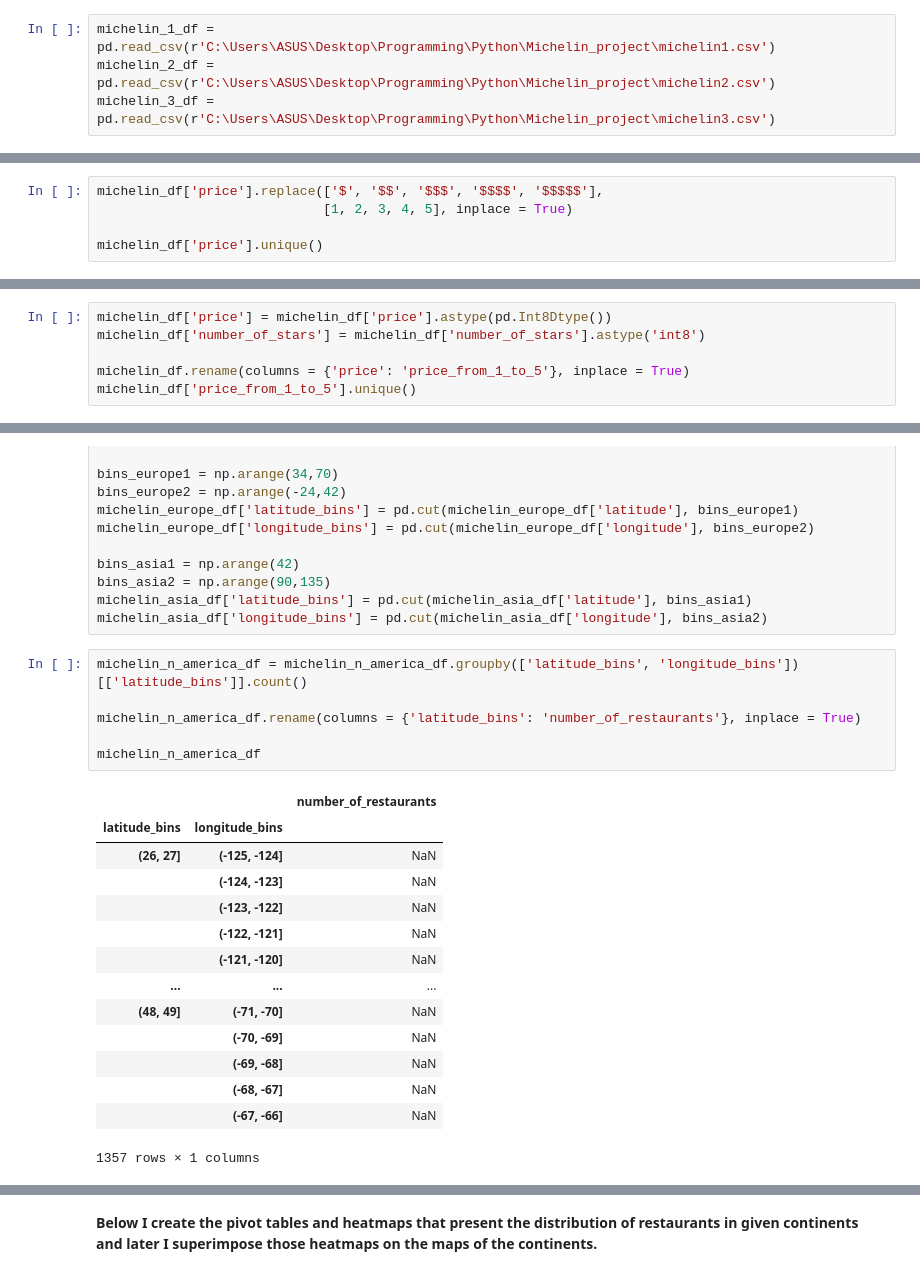
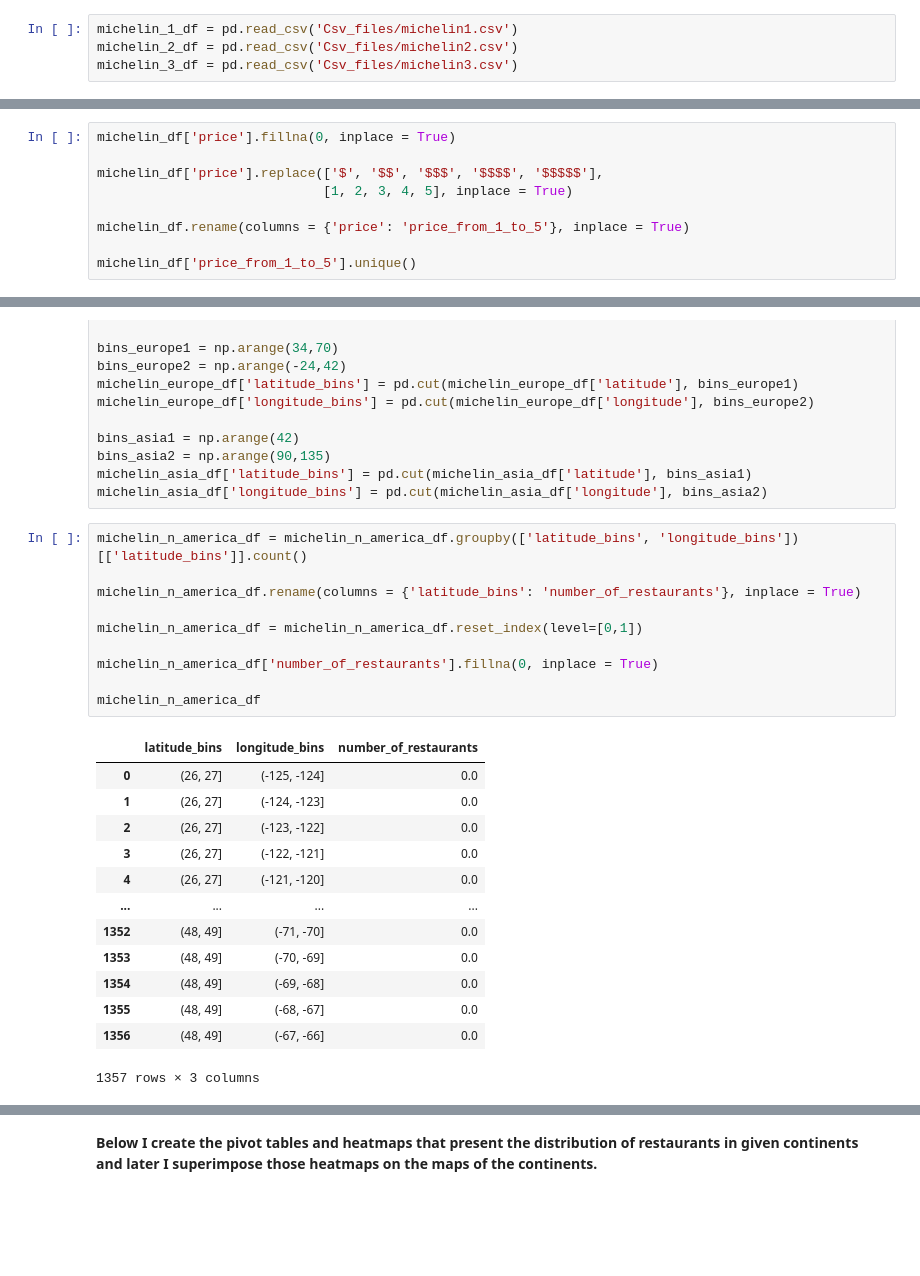
Before and after one commit to mrcnl/Michelin-restaurants-analysis, a Jupyter notebook: michelin_restaurants_analysis.ipynb, the cells around one changed output, grey strips where cells are left out. Saved outputs shown, nothing was run; the diff lists cells and outputs as text; blank space fills up the shorter version.

```diff
--- a/michelin_restaurants_analysis.ipynb
+++ b/michelin_restaurants_analysis.ipynb
@@ -9,9 +9,9 @@ It is necessary to announce that the dataset does not contain the list of all of
 # %%
 import pandas as pd
 # %%
-michelin_1_df = pd.read_csv(r'C:\Users\ASUS\Desktop\Programming\Python\Michelin_project\michelin1.csv')
-michelin_2_df = pd.read_csv(r'C:\Users\ASUS\Desktop\Programming\Python\Michelin_project\michelin2.csv')
-michelin_3_df = pd.read_csv(r'C:\Users\ASUS\Desktop\Programming\Python\Michelin_project\michelin3.csv')
+michelin_1_df = pd.read_csv('Csv_files/michelin1.csv')
+michelin_2_df = pd.read_csv('Csv_files/michelin2.csv')
+michelin_3_df = pd.read_csv('Csv_files/michelin3.csv')
 # %%
 michelin_1_df
 # %% [output]
@@ -367,8 +367,12 @@ michelin_df['price'].unique()
 # %% [output]
 array(['$$$$$', '$$$$', '$$$', '$$', '$', nan], dtype=object)
 # %%
+michelin_df['price'].fillna(0, inplace = True)
+
 michelin_df['price'].replace(['$', '$$', '$$$', '$$$$', '$$$$$'],
                              [1, 2, 3, 4, 5], inplace = True)
 
-michelin_df['price'].unique()
+michelin_df.rename(columns = {'price': 'price_from_1_to_5'}, inplace = True)
+
+michelin_df['price_from_1_to_5'].unique()
 # %% [output]
@@ -378,6 +379,0 @@ array([ 5.,  4.,  3.,  2.,  1., nan])
-# %%
-michelin_df['price'] = michelin_df['price'].astype(pd.Int8Dtype())
-michelin_df['number_of_stars'] = michelin_df['number_of_stars'].astype('int8')
-
-michelin_df.rename(columns = {'price': 'price_from_1_to_5'}, inplace = True)
-michelin_df['price_from_1_to_5'].unique()
@@ -739,24 +731,27 @@ michelin_asia_df['longitude_bins'] = pd.cut(michelin_asia_df['longitude'], bins_
 # %%
 michelin_n_america_df = michelin_n_america_df.groupby(['latitude_bins', 'longitude_bins'])[['latitude_bins']].count()
 
 michelin_n_america_df.rename(columns = {'latitude_bins': 'number_of_restaurants'}, inplace = True)
 
+michelin_n_america_df = michelin_n_america_df.reset_index(level=[0,1])
+
+michelin_n_america_df['number_of_restaurants'].fillna(0, inplace = True)
+
 michelin_n_america_df
 # %% [output]
-|  |  | number_of_restaurants |
-| latitude_bins | longitude_bins |  |
-| (26, 27] | (-125, -124] | NaN |
-|  | (-124, -123] | NaN |
-|  | (-123, -122] | NaN |
-|  | (-122, -121] | NaN |
-|  | (-121, -120] | NaN |
-| ... | ... | ... |
-| (48, 49] | (-71, -70] | NaN |
-|  | (-70, -69] | NaN |
-|  | (-69, -68] | NaN |
-|  | (-68, -67] | NaN |
-|  | (-67, -66] | NaN |
+|  | latitude_bins | longitude_bins | number_of_restaurants |
+| 0 | (26, 27] | (-125, -124] | 0.0 |
+| 1 | (26, 27] | (-124, -123] | 0.0 |
+| 2 | (26, 27] | (-123, -122] | 0.0 |
+| 3 | (26, 27] | (-122, -121] | 0.0 |
+| 4 | (26, 27] | (-121, -120] | 0.0 |
+| ... | ... | ... | ... |
+| 1352 | (48, 49] | (-71, -70] | 0.0 |
+| 1353 | (48, 49] | (-70, -69] | 0.0 |
+| 1354 | (48, 49] | (-69, -68] | 0.0 |
+| 1355 | (48, 49] | (-68, -67] | 0.0 |
+| 1356 | (48, 49] | (-67, -66] | 0.0 |
-1357 rows × 1 columns
+1357 rows × 3 columns
 # %%
 michelin_s_america_df = michelin_s_america_df.groupby(['latitude_bins', 'longitude_bins'])[['latitude_bins']].count()
 
```
Also changed, not shown: parts of 36 cells of this notebook, 16 other files.
